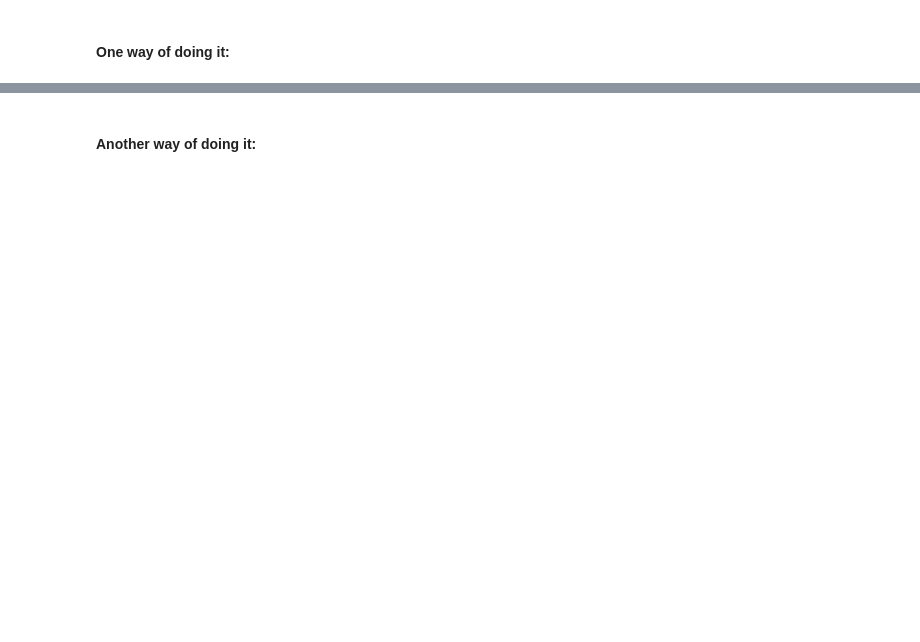
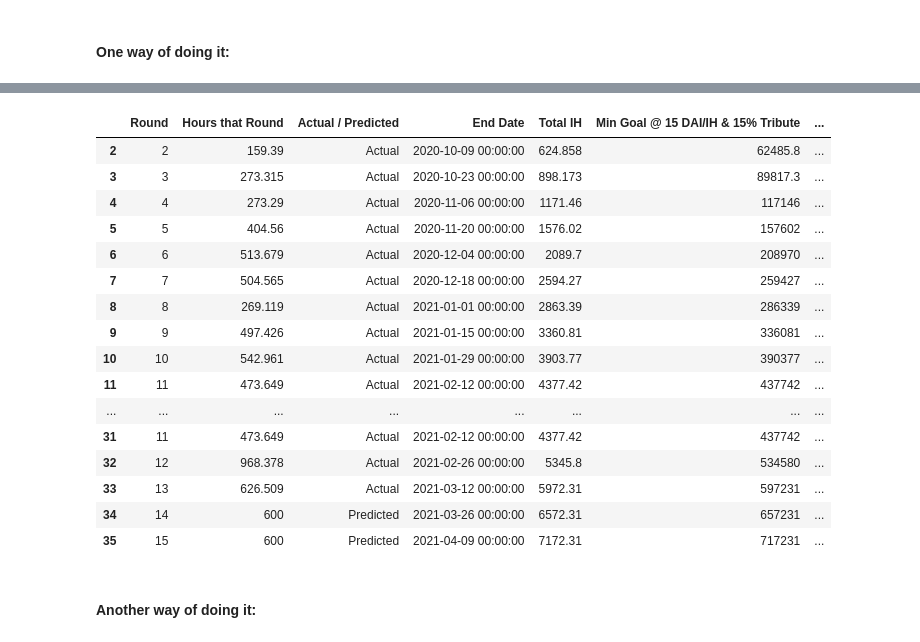
Before and after one commit to CommonsBuild/praiseanalysis, a Jupyter notebook: impact-hours.ipynb, the cells around one changed output, grey strips where cells are left out. Drawn from its saved outputs; the diff is of its cells as text; code cells hidden in the pictures; blank space fills up the shorter version.

```diff
--- a/impact-hours.ipynb
+++ b/impact-hours.ipynb
@@ -27,2 +255,16 @@ APP_PATH = './'
 # %% [markdown]
 #### One way of doing it:
+# %%
+sheet_name="Total Impact Hours so far"
+header=1
+index_col=0
+usecols=None
+
+data = pd.read_excel(
+    os.path.join(APP_PATH, "data", "TEC Praise Quantification.xlsx"),
+    sheet_name="Total Impact Hours so far",
+    engine='openpyxl',
+    header=header,
+    index_col=index_col,
+    usecols=usecols
+).reset_index().dropna(how='any')
@@ -59,3 +324,23 @@ impact_hour_data = read_excel(sheet_name="IH Predictions", header=0, index_col=0
+# %%
+impact_hour_data
+# %% [output]
+|  | Round | Hours that Round | Actual / Predicted | End Date | Total IH | Min Goal @ 15 DAI/IH & 15% Tribute | ... |
+| 2 | 2 | 159.39 | Actual | 2020-10-09 00:00:00 | 624.858 | 62485.8 | ... |
+| 3 | 3 | 273.315 | Actual | 2020-10-23 00:00:00 | 898.173 | 89817.3 | ... |
+| 4 | 4 | 273.29 | Actual | 2020-11-06 00:00:00 | 1171.46 | 117146 | ... |
+| 5 | 5 | 404.56 | Actual | 2020-11-20 00:00:00 | 1576.02 | 157602 | ... |
+| 6 | 6 | 513.679 | Actual | 2020-12-04 00:00:00 | 2089.7 | 208970 | ... |
+| 7 | 7 | 504.565 | Actual | 2020-12-18 00:00:00 | 2594.27 | 259427 | ... |
+| 8 | 8 | 269.119 | Actual | 2021-01-01 00:00:00 | 2863.39 | 286339 | ... |
+| 9 | 9 | 497.426 | Actual | 2021-01-15 00:00:00 | 3360.81 | 336081 | ... |
+| 10 | 10 | 542.961 | Actual | 2021-01-29 00:00:00 | 3903.77 | 390377 | ... |
+| 11 | 11 | 473.649 | Actual | 2021-02-12 00:00:00 | 4377.42 | 437742 | ... |
+| ... | ... | ... | ... | ... | ... | ... | ... |
+| 31 | 11 | 473.649 | Actual | 2021-02-12 00:00:00 | 4377.42 | 437742 | ... |
+| 32 | 12 | 968.378 | Actual | 2021-02-26 00:00:00 | 5345.8 | 534580 | ... |
+| 33 | 13 | 626.509 | Actual | 2021-03-12 00:00:00 | 5972.31 | 597231 | ... |
+| 34 | 14 | 600 | Predicted | 2021-03-26 00:00:00 | 6572.31 | 657231 | ... |
+| 35 | 15 | 600 | Predicted | 2021-04-09 00:00:00 | 7172.31 | 717231 | ... |
 # %% [markdown]
 #### Another way of doing it:
 # %%
```
Also changed, not shown: parts of 12 cells of this notebook, 2 other files.
